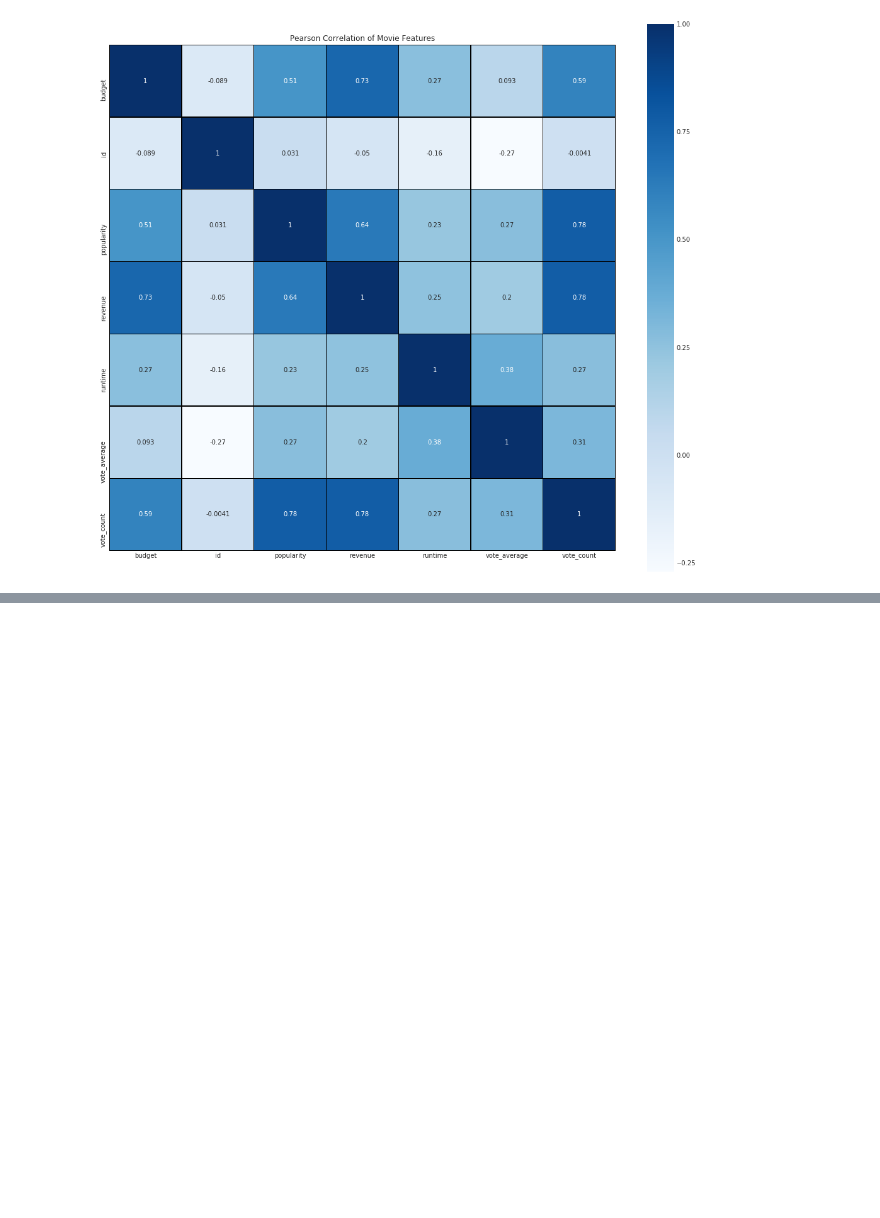
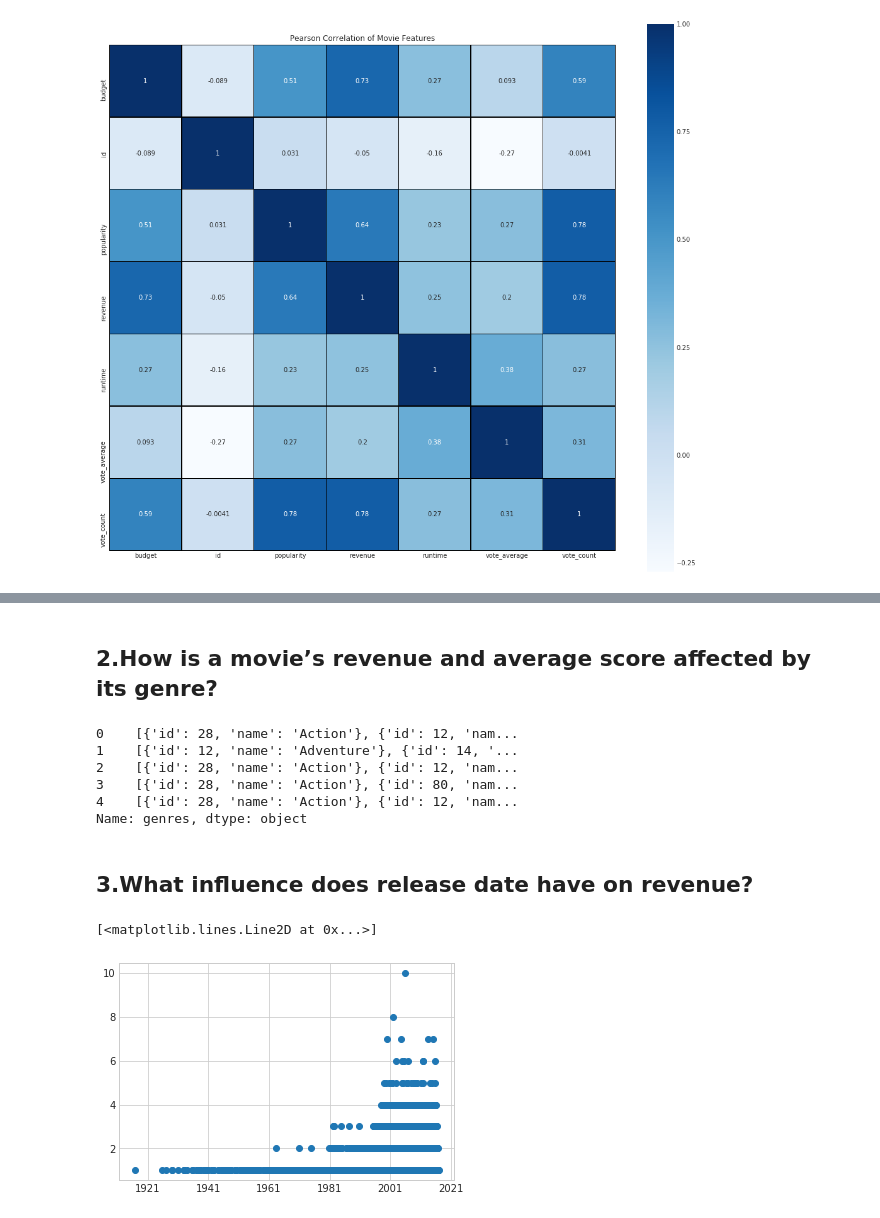
Before and after one commit to manolaz/pymlintro, a Jupyter notebook: movie_revenue_analysis.ipynb, the cells around one changed output, grey strips where cells are left out. Cells and saved outputs as stored; diff of their text form; code cells hidden in the pictures; blank space fills up the shorter version.

Commit message:
Update movie_revenue_analysis.ipynb
Update PLOTTING

```diff
--- a/movie_revenue_analysis.ipynb
+++ b/movie_revenue_analysis.ipynb
@@ -33,3 +39,17 @@ credit=pd.read_csv('credit.csv')
+# %%
+# Reading JSON columns in dataframe
+
+def load_movies(path):
+    movie = pd.read_csv(path)
+# List alls JSON features
+    json_columns = ['genres', 'keywords', 'production_countries', 'production_companies', 'spoken_languages']
+# Loading JSON types
+#     for column in json_columns:
+#         movie[column] = movie[column].apply(json.loads)
+#     return movie
+
+# import DATA FRAME
+movie = load_movies('movie.csv')
 # %%
 print (movie.shape)
 movie.head()
@@ -159,0 +188,12 @@ sns.heatmap(num_movie.astype(float).corr(), linewidths=0.25, vmax=1.0, square=Tr
+# %% [markdown]
+## 2.How is a movie’s revenue and average score affected by its genre?
+# %%
+# loaf genres dataframe
+nummovie['genres'].head()
+# %% [output]
+0    [{'id': 28, 'name': 'Action'}, {'id': 12, 'nam...
+1    [{'id': 12, 'name': 'Adventure'}, {'id': 14, '...
+2    [{'id': 28, 'name': 'Action'}, {'id': 12, 'nam...
+3    [{'id': 28, 'name': 'Action'}, {'id': 80, 'nam...
+4    [{'id': 28, 'name': 'Action'}, {'id': 12, 'nam...
+Name: genres, dtype: object
@@ -159,0 +203,13 @@ sns.heatmap(num_movie.astype(float).corr(), linewidths=0.25, vmax=1.0, square=Tr
+# %% [markdown]
+## 3.What influence does release date have on revenue?
+# %%
+# Reformat Release date to dataframe standards
+movie['release_date'] = pd.to_datetime(movie['release_date']).apply(lambda x: x.date())
+# %%
+#movie['release_date']
+df_groupedby_date = movie.groupby('release_date').count()
+df_groupedby_date.reset_index(inplace=True)
+plt.plot_date(x=df_groupedby_date['release_date'], y=df_groupedby_date['revenue'])
+# %% [output]
+[<matplotlib.lines.Line2D at 0x...>]
+[figure, added]
```
Also changed, not shown: parts of 26 cells of this notebook.
